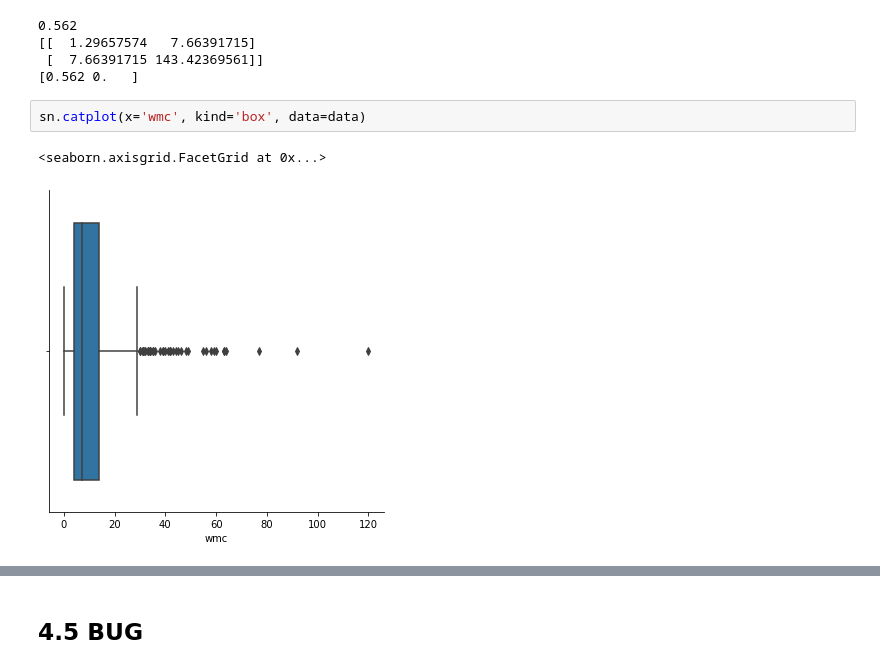
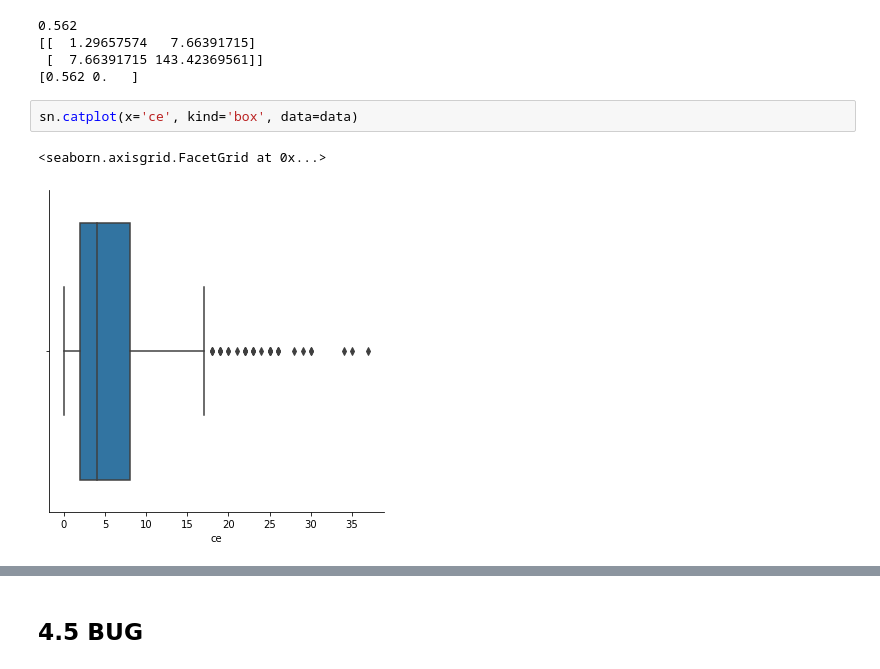
Before and after one commit to francobelloni85/UniSoftwareQualityExam, a Jupyter notebook: SoftwareQualityExam.ipynb, the cells around one changed output, grey strips where cells are left out. Saved outputs shown, nothing was run; the diff lists cells and outputs as text.

```diff
--- a/SoftwareQualityExam.ipynb
+++ b/SoftwareQualityExam.ipynb
@@ -607,7 +655,7 @@ print(np.around(pearsonr(data['bug'], data['wmc']),4))
  [  7.66391715 143.42369561]]
 [0.562 0.   ]
 # %%
-sn.catplot(x='wmc', kind='box', data=data)
+sn.catplot(x='ce', kind='box', data=data)
 # %% [output]
 <seaborn.axisgrid.FacetGrid at 0x...>
-[figure, old version]
+[figure, new version]
```
Also changed, not shown: parts of 23 cells of this notebook.
